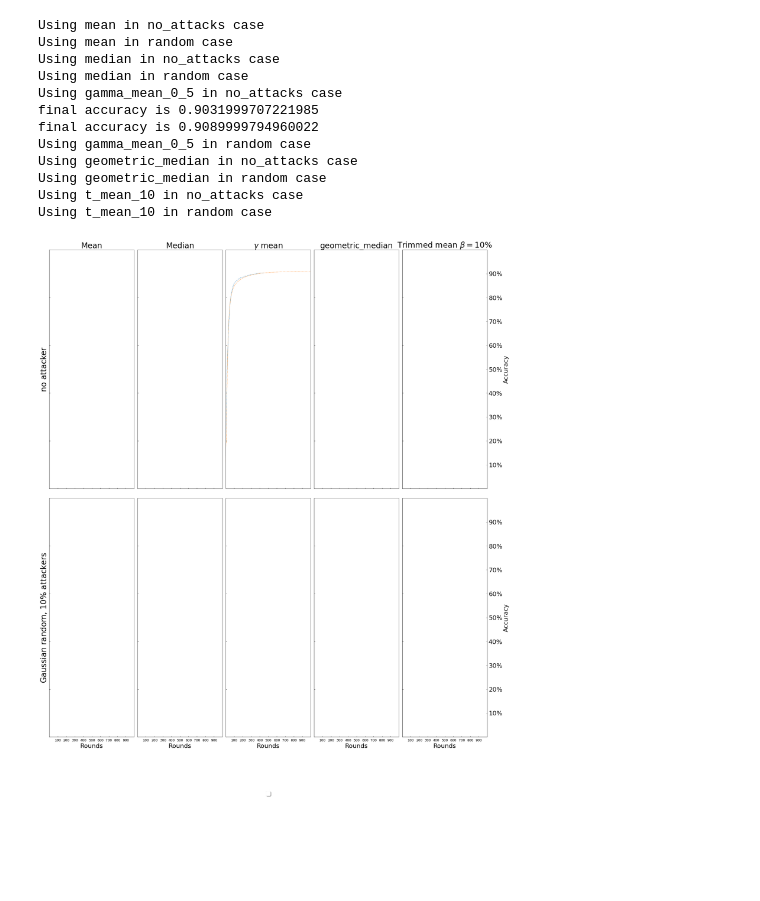
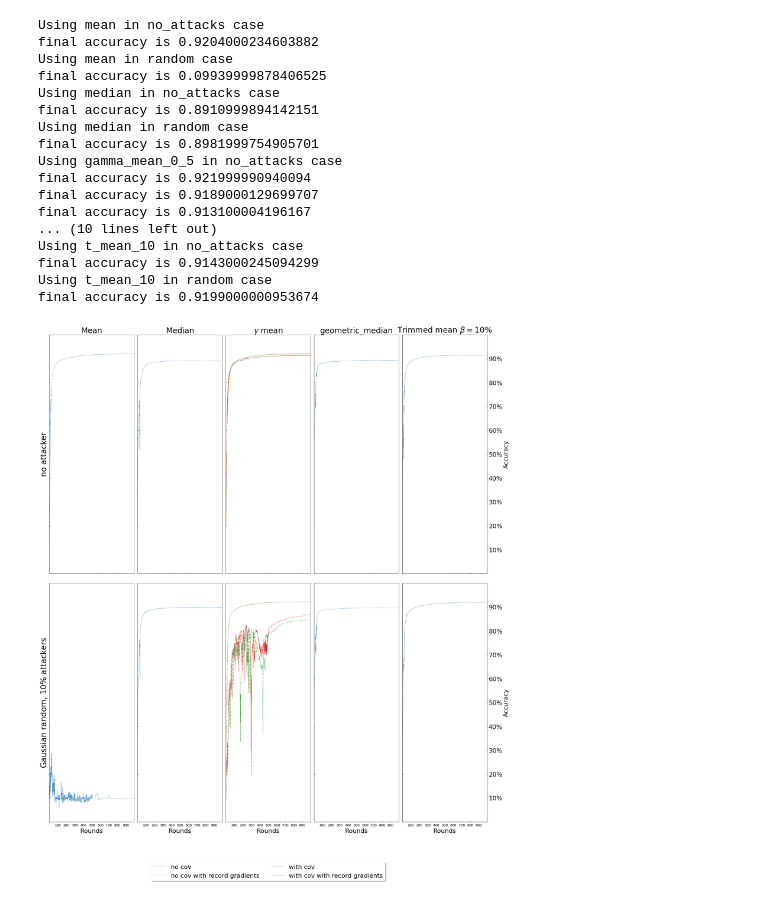
Before and after one commit to CenjhihLi/robust_federated_learning, a Jupyter notebook: mnist_results_plots.ipynb, the cells around one changed output. Saved outputs shown, nothing was run; the diff lists cells and outputs as text; code cells hidden in the pictures; blank space fills up the shorter version.

```diff
--- a/mnist_results_plots.ipynb
+++ b/mnist_results_plots.ipynb
@@ -67,6 +67,8 @@ for i, aggr in enumerate(plot_list):
         exp_f1 = [
             (f'experiments/{experiment}_{attack_type}/seed_{seed}/simple_{aggr}_cpr_{cpr}', f'{aggr}[1] byz', 0.6, ':'),
             (f'experiments/{experiment}_{attack_type}/seed_{seed}/simple_record_{aggr}_cpr_{cpr}', f'{aggr}[1] byz', 0.6, ':'),
+            (f'experiments/{experiment}_{attack_type}/seed_{seed}/{aggr}_cpr_{cpr}', f'{aggr}[1] byz', 0.6, ':'),
+            (f'experiments/{experiment}_{attack_type}/seed_{seed}/record_{aggr}_cpr_{cpr}', f'{aggr}[1] byz', 0.6, ':'),
             ]
     else:
         exp_f1 = [
@@ -79,6 +81,8 @@ for i, aggr in enumerate(plot_list):
         exp_alpha_10 = [
             (f'experiments/{experiment}_{attack_type}/seed_{seed}/simple_{aggr}_cpr_{cpr}_b_{attack_type}_{real_alpha}_{num_samples_per_attacker}', f'{aggr}[1] byz', 0.6, ':'), #'#AAAAAA', ':',), #'#EE0303', ':'),
             (f'experiments/{experiment}_{attack_type}/seed_{seed}/simple_record_{aggr}_cpr_{cpr}_b_{attack_type}_{real_alpha}_{num_samples_per_attacker}', f'{aggr}[1] byz', 0.6, ':'), #'#AAAAAA', ':',), #'#EE0303', ':'),
+            (f'experiments/{experiment}_{attack_type}/seed_{seed}/{aggr}_cpr_{cpr}_b_{attack_type}_{real_alpha}_{num_samples_per_attacker}', f'{aggr}[1] byz', 0.6, ':'), #'#AAAAAA', ':',), #'#EE0303', ':'),
+            (f'experiments/{experiment}_{attack_type}/seed_{seed}/record_{aggr}_cpr_{cpr}_b_{attack_type}_{real_alpha}_{num_samples_per_attacker}', f'{aggr}[1] byz', 0.6, ':'), #'#AAAAAA', ':',), #'#EE0303', ':'),
             ]
     else:
         exp_alpha_10 = [
@@ -88,7 +92,7 @@ for i, aggr in enumerate(plot_list):
     plot_range(exp_alpha_10, axs[1][i], 0, 999, metric_idx=1)
 
 ax8.legend(
-           labels=['no cov', 'no cov with record gradients'],#, 'with cov', 'with cov with record gradients'],   # The labels for each line
+           labels=['no cov', 'no cov with record gradients', 'with cov', 'with cov with record gradients'],   # The labels for each line
            loc="lower center",   # Position of legend
 #            borderpad=0.5,    # Small spacing around legend box
 #            title="gamma mean type",  # Title for the legend
@@ -126,13 +131,13 @@ SMALL_SIZE = 12
 MEDIUM_SIZE = 22
 BIGGER_SIZE = 28
 
-plt.rc('font', size=BIGGER_SIZE)          # controls default text sizes
-plt.rc('axes', titlesize=BIGGER_SIZE)     # fontsize of the axes title
-plt.rc('axes', labelsize=BIGGER_SIZE)    # fontsize of the x and y labels
-plt.rc('xtick', labelsize=SMALL_SIZE)    # fontsize of the tick labels
-plt.rc('ytick', labelsize=MEDIUM_SIZE)    # fontsize of the tick labels
-plt.rc('legend', fontsize=BIGGER_SIZE)    # legend fontsize
-plt.rc('figure', titlesize=BIGGER_SIZE)  # fontsize of the figure title
+plt.rc('font', size=BIGGER_SIZE)           # controls default text sizes
+plt.rc('axes', titlesize=BIGGER_SIZE)      # fontsize of the axes title
+plt.rc('axes', labelsize=BIGGER_SIZE)      # fontsize of the x and y labels
+plt.rc('xtick', labelsize=SMALL_SIZE)      # fontsize of the tick labels
+plt.rc('ytick', labelsize=MEDIUM_SIZE)     # fontsize of the tick labels
+plt.rc('legend', fontsize=BIGGER_SIZE)     # legend fontsize
+plt.rc('figure', titlesize=BIGGER_SIZE)    # fontsize of the figure title
 
 experiment, seed, cpr, attack_type, real_alpha, num_samples_per_attacker = 'cnn_expr', 1, 'all', 'random', 10, 1000000
 fig, axs = plt.subplots(2, 5, figsize=(28, 32), sharex=True, sharey='row',  gridspec_kw={'hspace': 0.04, 'wspace': 0.04})
@@ -148,7 +153,7 @@ ax4.set_title('geometric_median')
 ax5.set_title(r'Trimmed mean $\beta=10\%$')
 
 ax1.set_ylabel('no attacker')
-ax1.set_ylim(0, 1)#(0.85, 1)
+ax1.set_ylim(0, 1) # (0.85, 1)
 
 ax6.set_ylabel('Gaussian random, $10\%$ attackers')
 ax6.set_ylim(0, 1)
@@ -174,6 +179,8 @@ for i, aggr in enumerate(plot_list):
         exp_f1 = [
             (f'experiments/{experiment}_{attack_type}/seed_{seed}/simple_{aggr}_cpr_{cpr}', f'{aggr}[1] byz', 0.6, ':'),
             (f'experiments/{experiment}_{attack_type}/seed_{seed}/simple_record_{aggr}_cpr_{cpr}', f'{aggr}[1] byz', 0.6, ':'),
+            (f'experiments/{experiment}_{attack_type}/seed_{seed}/{aggr}_cpr_{cpr}', f'{aggr}[1] byz', 0.6, ':'),
+            (f'experiments/{experiment}_{attack_type}/seed_{seed}/record_{aggr}_cpr_{cpr}', f'{aggr}[1] byz', 0.6, ':'),
             ]
     else:
         exp_f1 = [
@@ -186,42 +193,49 @@ for i, aggr in enumerate(plot_list):
         exp_alpha_10 = [
             (f'experiments/{experiment}_{attack_type}/seed_{seed}/simple_{aggr}_cpr_{cpr}_b_{attack_type}_{real_alpha}_{num_samples_per_attacker}', f'{aggr}[1] byz', 0.6, ':'), #'#AAAAAA', ':',), #'#EE0303', ':'),
             (f'experiments/{experiment}_{attack_type}/seed_{seed}/simple_record_{aggr}_cpr_{cpr}_b_{attack_type}_{real_alpha}_{num_samples_per_attacker}', f'{aggr}[1] byz', 0.6, ':'), #'#AAAAAA', ':',), #'#EE0303', ':'),
+            (f'experiments/{experiment}_{attack_type}/seed_{seed}/{aggr}_cpr_{cpr}_b_{attack_type}_{real_alpha}_{num_samples_per_attacker}', f'{aggr}[1] byz', 0.6, ':'), #'#AAAAAA', ':',), #'#EE0303', ':'),
+            (f'experiments/{experiment}_{attack_type}/seed_{seed}/record_{aggr}_cpr_{cpr}_b_{attack_type}_{real_alpha}_{num_samples_per_attacker}', f'{aggr}[1] byz', 0.6, ':'), #'#AAAAAA', ':',), #'#EE0303', ':'),
             ]
     else:
         exp_alpha_10 = [
             (f'experiments/{experiment}_{attack_type}/seed_{seed}/{aggr}_cpr_{cpr}_b_{attack_type}_{real_alpha}_{num_samples_per_attacker}', f'{aggr}[1] byz', 0.6, ':'), #'#AAAAAA', ':',), #'#EE0303', ':'),
             ]
     print("Using {} in {} case".format(aggr,attack_type))
     plot_range(exp_alpha_10, axs[1][i], 0, 999, metric_idx=1)
 
 ax8.legend(
-           labels=['no cov', 'no cov with record gradients'],#, 'with cov', 'with cov with record gradients'],   # The labels for each line
+           labels=['no cov', 'no cov with record gradients', 'with cov', 'with cov with record gradients'],   # The labels for each line
            loc="lower center",   # Position of legend
 #            borderpad=0.5,    # Small spacing around legend box
 #            title="gamma mean type",  # Title for the legend
          fontsize=MEDIUM_SIZE,
            bbox_to_anchor=(0.5,-0.26),
            fancybox=True,
             shadow=True,
            ncol=2
 )
 for ax in axs.flat:
     ax.tick_params(direction="in")
     ax.margins(0)
     ax.label_outer()
 
 #fig.savefig('CNN_attackers_10%.pdf', format='pdf', bbox_inches='tight')
 # %% [output]
 Using mean in no_attacks case
+final accuracy is 0.9204000234603882
 Using mean in random case
+final accuracy is 0.09939999878406525
 Using median in no_attacks case
+final accuracy is 0.8910999894142151
 Using median in random case
+final accuracy is 0.8981999754905701
 Using gamma_mean_0_5 in no_attacks case
-final accuracy is 0.9031999707221985
-final accuracy is 0.9089999794960022
-Using gamma_mean_0_5 in random case
-Using geometric_median in no_attacks case
-Using geometric_median in random case
+final accuracy is 0.921999990940094
+final accuracy is 0.9189000129699707
+final accuracy is 0.913100004196167
+... (10 lines left out)
 Using t_mean_10 in no_attacks case
+final accuracy is 0.9143000245094299
 Using t_mean_10 in random case
+final accuracy is 0.9199000000953674
-[figure, old version]
+[figure, new version]
```
Also changed, not shown: parts of 1 cell of this notebook, 10 other files.
